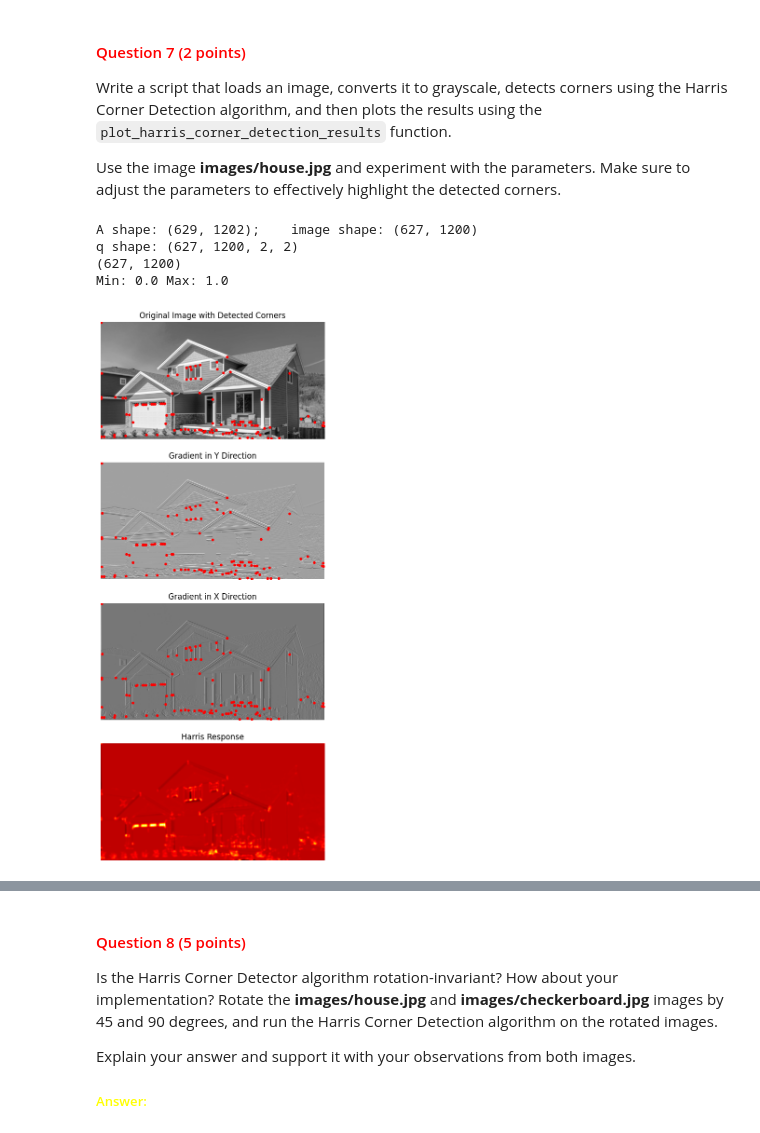
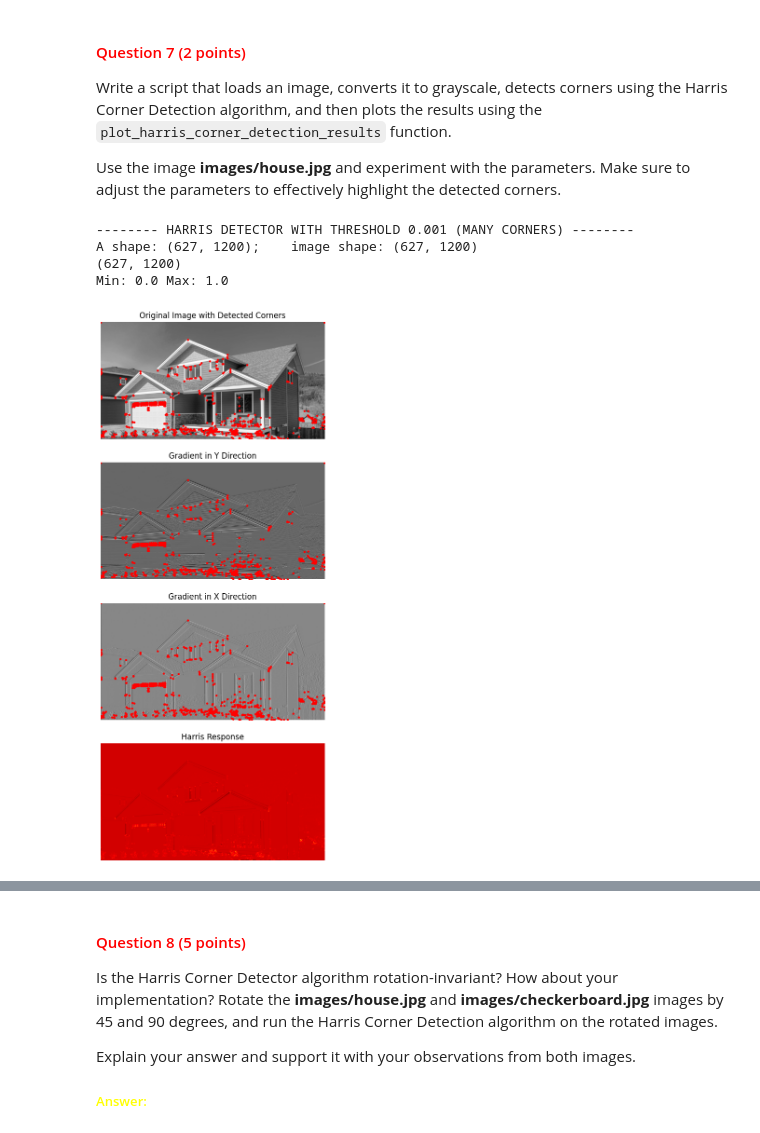
Before and after one commit to uvacv1/cv1-lab-3, a Jupyter notebook: cv1-lab-3.ipynb, the cells around one changed output, grey strips where cells are left out. Cells and saved outputs as stored; diff of their text form; code cells hidden in the pictures.

```diff
--- a/cv1-lab-3.ipynb
+++ b/cv1-lab-3.ipynb
@@ -392,18 +392,18 @@ def plot_harris_corner_detection_results(normalized_image, harris_response, rows
     # YOUR CODE HERE
     fig, axs = plt.subplots(4, figsize=(15,15))
     axs[0].imshow(normalized_image, cmap="gray")
-    axs[0].scatter(columns, rows, color='red', s=10)
+    axs[0].scatter(columns, rows, color='red', s=5)
     axs[0].set_title('Original Image with Detected Corners')
     axs[0].axis('off')
     print("Min:", normalized_image.min(), "Max:", normalized_image.max())
 
     axs[1].imshow(compute_gradient_y(normalized_image), cmap="gray")
-    axs[1].scatter(columns, rows, color='red', s=10)
+    axs[1].scatter(columns, rows, color='red', s=5)
     axs[1].set_title('Gradient in Y Direction')
     axs[1].axis('off')
 
     axs[2].imshow(compute_gradient_x(normalized_image), cmap="gray")
-    axs[2].scatter(columns, rows, color='red', s=10)
+    axs[2].scatter(columns, rows, color='red', s=5)
     axs[2].set_title('Gradient in X Direction')
     axs[2].axis('off')
 
@@ -467,11 +467,12 @@ Use the image **images/house.jpg** and experiment with the parameters. Make sure
 # %%
 # YOUR CODE HERE
 house = convert_image_to_grayscale("images/house.jpg")
-h, r, c = harris_corner_detector(house, 4.0, 0.1)
+print("-------- HARRIS DETECTOR WITH THRESHOLD 0.001 (MANY CORNERS) --------")
+h, r, c = harris_corner_detector(house, 1, 0.001)
 plot_harris_corner_detection_results(house, h, r, c)
 # %% [output]
-A shape: (629, 1202);    image shape: (627, 1200)
-q shape: (627, 1200, 2, 2)
+-------- HARRIS DETECTOR WITH THRESHOLD 0.001 (MANY CORNERS) --------
+A shape: (627, 1200);    image shape: (627, 1200)
 (627, 1200)
 Min: 0.0 Max: 1.0
-[figure, old version]
+[figure, new version]
```
Also changed, not shown: parts of 7 cells of this notebook.
